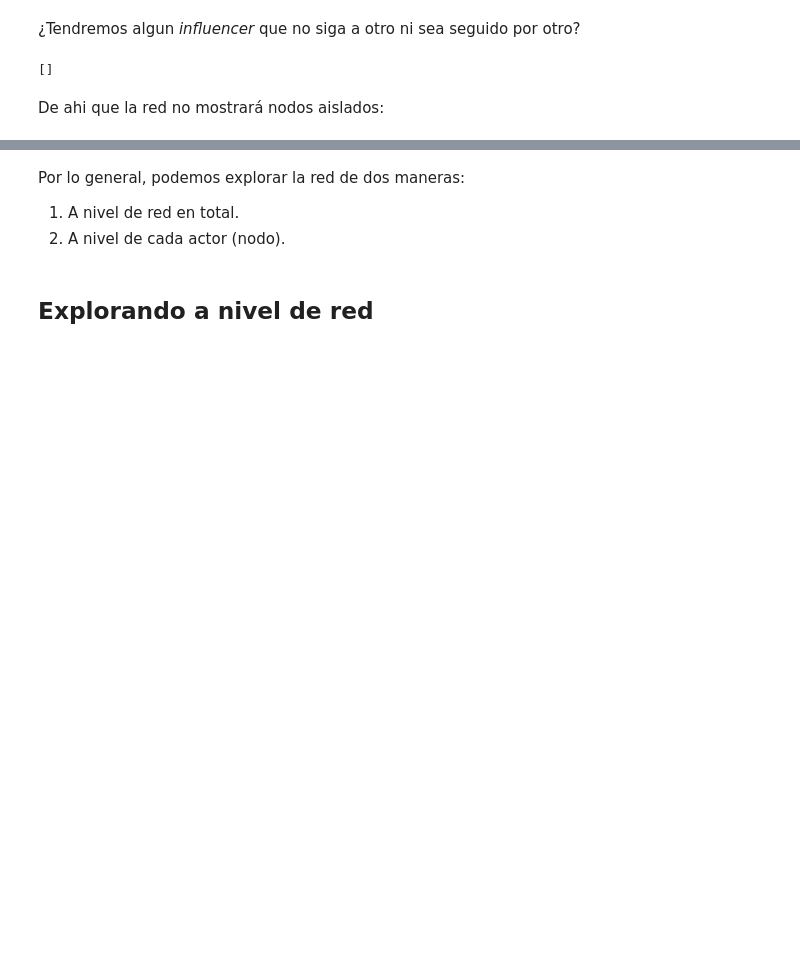
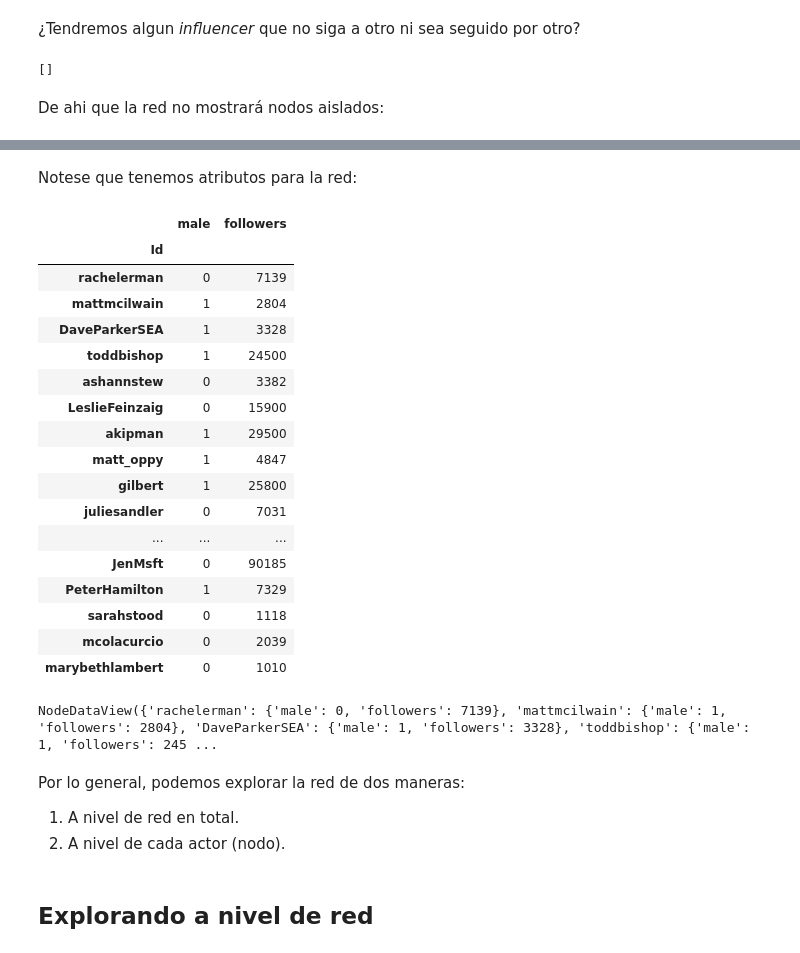
Before and after one commit to maestriaInnovacion-magallanes-redes/exploracion, a Jupyter notebook: sesion_2.ipynb, the cells around one changed output, grey strips where cells are left out. Drawn from its saved outputs; the diff is of its cells as text; code cells hidden in the pictures; blank space fills up the shorter version.

```diff
--- a/sesion_2.ipynb
+++ b/sesion_2.ipynb
@@ -65,0 +70,26 @@ nx.draw(TopFromAdjacency, with_labels=True,edge_color='grey',width=0.3,node_colo
+# %% [markdown]
+Notese que tenemos atributos para la red:
+# %%
+atributos=pd.read_excel(linkGoogle,
+                        index_col=0,  # la columna '0' guarda los nombres
+                        sheet_name='attributes') # la tabla tiene este nombre
+atributos
+# %% [output]
+|  | male | followers |
+| Id |  |  |
+| rachelerman | 0 | 7139 |
+| mattmcilwain | 1 | 2804 |
+| DaveParkerSEA | 1 | 3328 |
+| toddbishop | 1 | 24500 |
+| ashannstew | 0 | 3382 |
+| LeslieFeinzaig | 0 | 15900 |
+| akipman | 1 | 29500 |
+| matt_oppy | 1 | 4847 |
+| gilbert | 1 | 25800 |
+| juliesandler | 0 | 7031 |
+| ... | ... | ... |
+| JenMsft | 0 | 90185 |
+| PeterHamilton | 1 | 7329 |
+| sarahstood | 0 | 1118 |
+| mcolacurcio | 0 | 2039 |
+| marybethlambert | 0 | 1010 |
@@ -65,0 +102,4 @@ nx.draw(TopFromAdjacency, with_labels=True,edge_color='grey',width=0.3,node_colo
+# %%
+TopFromAdjacency.nodes(data=True)
+# %% [output]
+NodeDataView({'rachelerman': {'male': 0, 'followers': 7139}, 'mattmcilwain': {'male': 1, 'followers': 2804}, 'DaveParkerSEA': {'male': 1, 'followers': 3328}, 'toddbishop': {'male': 1, 'followers': 245 ...
```
Also changed, not shown: parts of 17 cells of this notebook, 5 other files.
